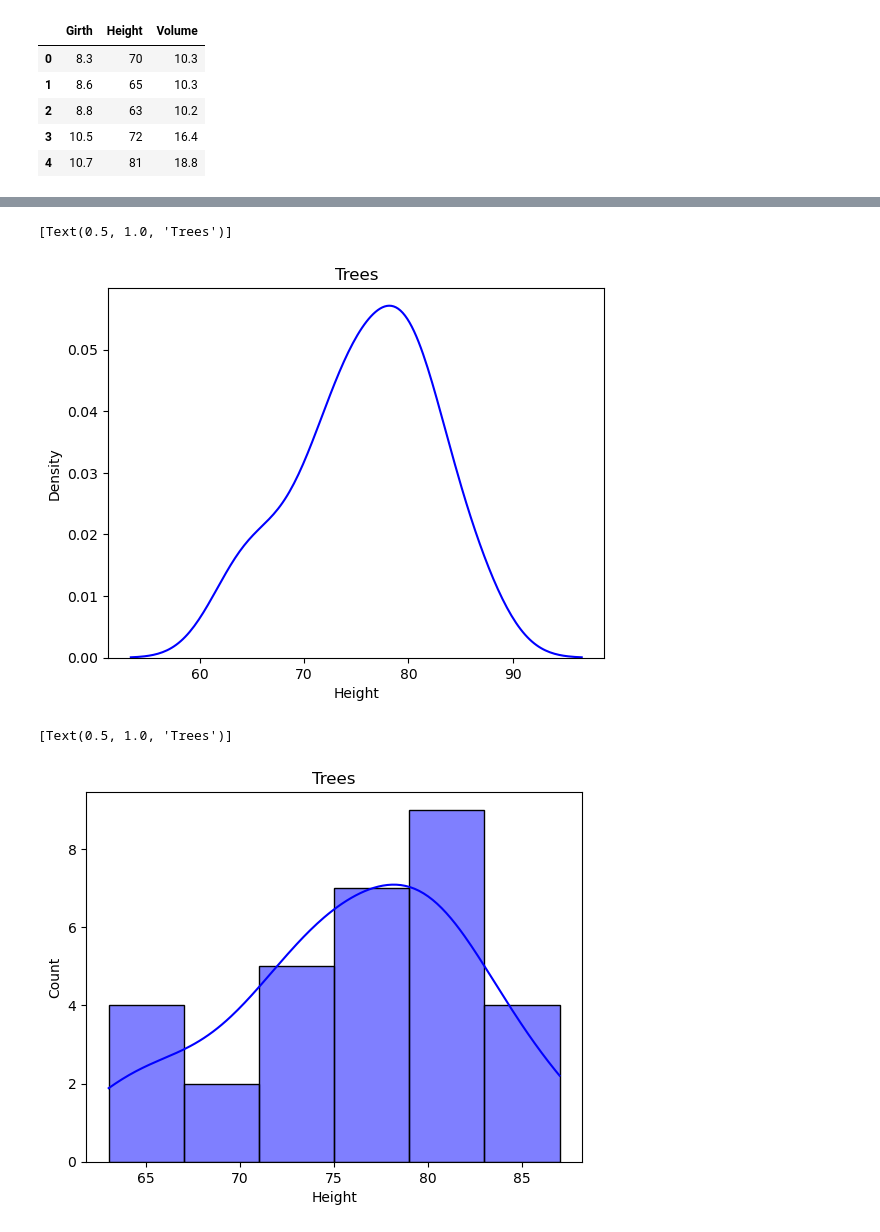
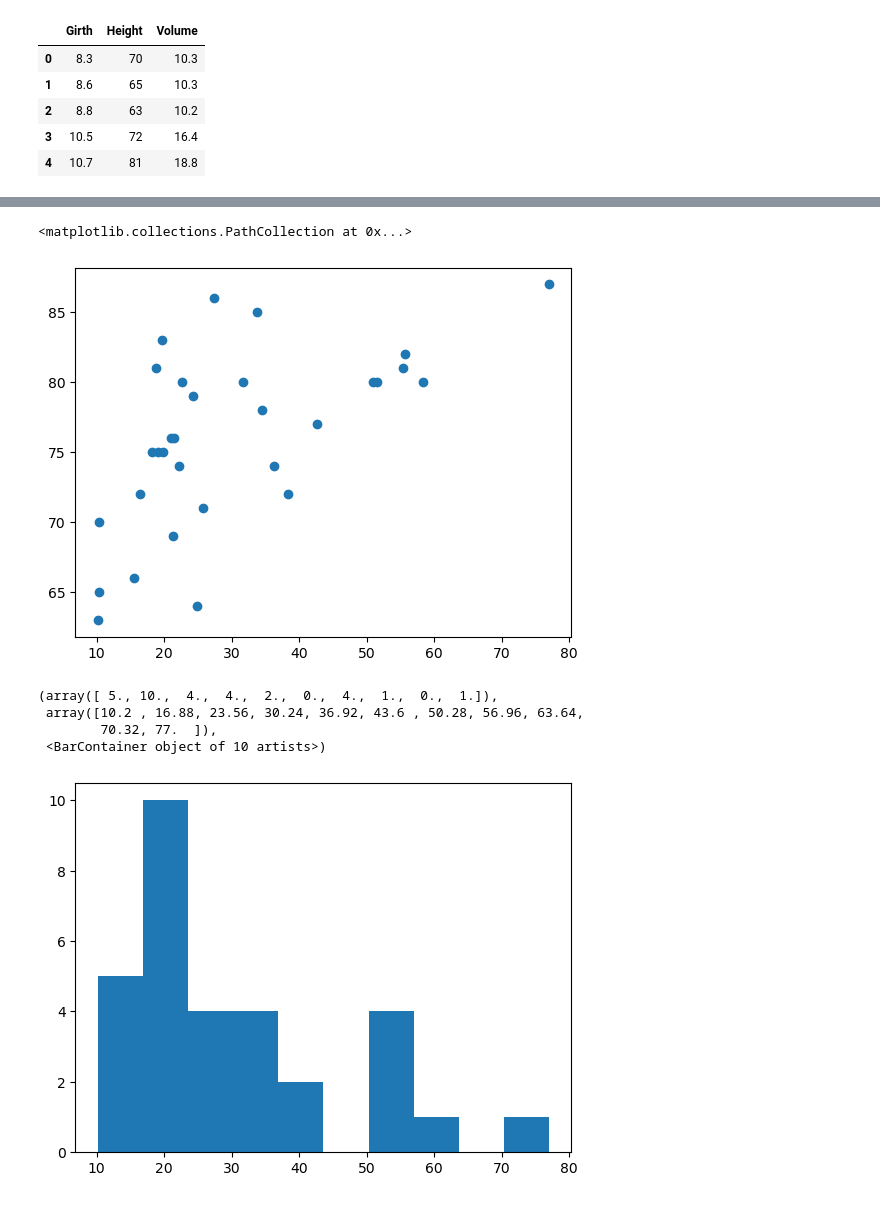
Before and after one commit to josefcaique/StudyDataScience, a Jupyter notebook: visualization/division_screen/division_screen.ipynb, the cells around one changed output, grey strips where cells are left out. Drawn from its saved outputs; the diff is of its cells as text; code cells hidden in the pictures.

```diff
--- a/visualization/division_screen/division_screen.ipynb
+++ b/visualization/division_screen/division_screen.ipynb
@@ -4,7 +4,7 @@ import numpy as np
 import matplotlib.pyplot as plt
 import seaborn as sns
 # %%
-base = pd.read_csv('trees.csv')
+base = pd.read_csv('../../files/trees.csv')
 base.head()
 # %% [output]
 |  | Girth | Height | Volume |
@@ -31,10 +26,13 @@ sns.histplot(base.iloc[:,1], kde=False, bins=6, color='blue').set(title="Trees")
 # %%
-sns.kdeplot(base.iloc[:,1], color='blue').set(title='Trees')
+plt.scatter(base.Volume, base.Height)
 # %% [output]
-[Text(0.5, 1.0, 'Trees')]
+<matplotlib.collections.PathCollection at 0x...>
-[figure, old version]
+[figure, new version]
 # %%
-sns.histplot(base.iloc[:,1], kde=True, bins=6, color='blue').set(title='Trees')
+plt.hist(base.Volume)
 # %% [output]
-[Text(0.5, 1.0, 'Trees')]
+(array([ 5., 10.,  4.,  4.,  2.,  0.,  4.,  1.,  0.,  1.]),
+ array([10.2 , 16.88, 23.56, 30.24, 36.92, 43.6 , 50.28, 56.96, 63.64,
+        70.32, 77.  ]),
+ <BarContainer object of 10 artists>)
-[figure, old version]
+[figure, new version]
```
Also changed, not shown: parts of 3 cells of this notebook, 8 other files.
